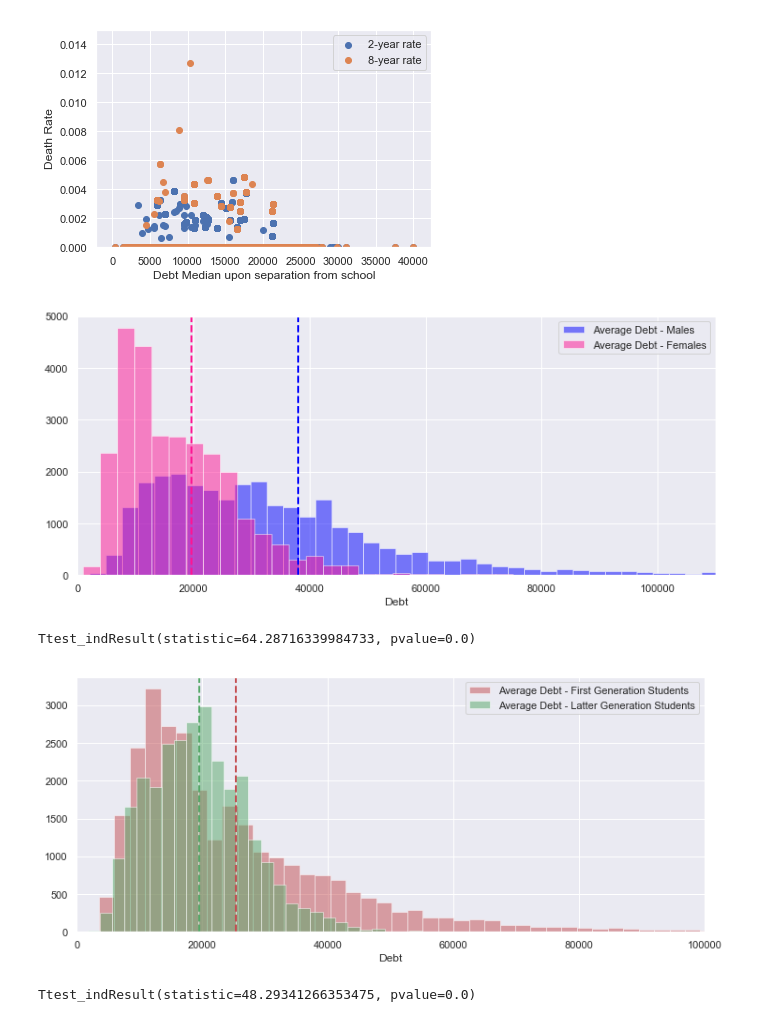
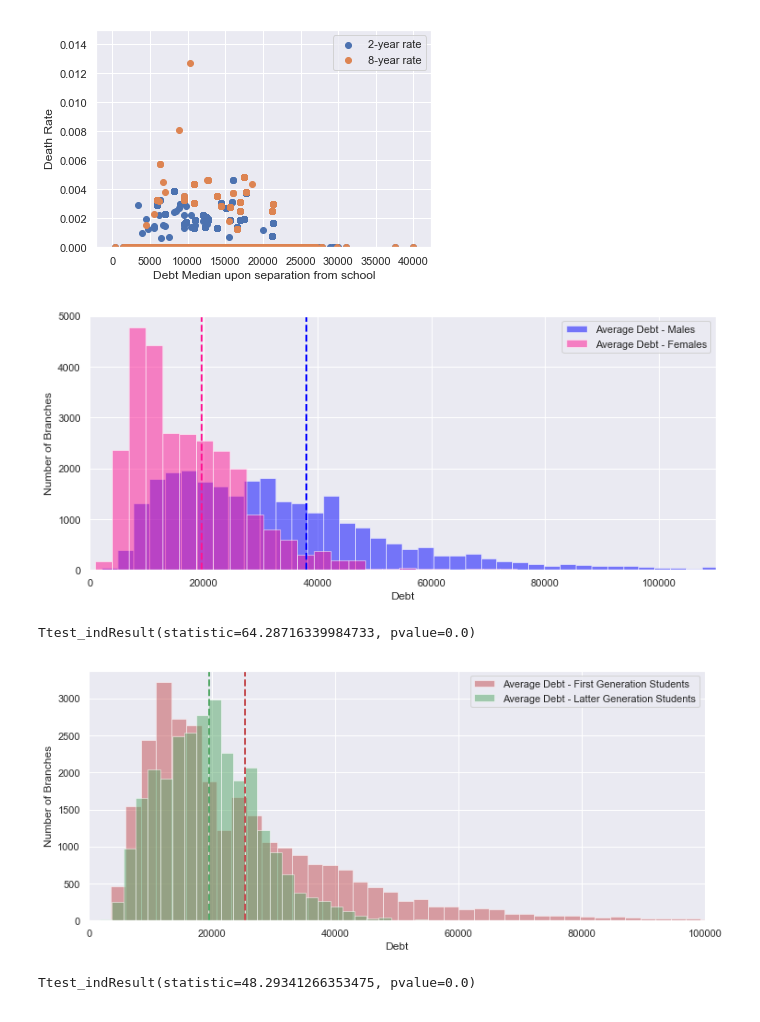
Before and after one commit to YunusBulut/dsprojects, a Jupyter notebook: prepcap/1-StudentDebtReport.ipynb, the cells around one changed output. Saved outputs shown, nothing was run; the diff lists cells and outputs as text; code cells hidden in the pictures.

Commit message:
final chart labels and appendix added

```diff
--- a/prepcap/1-StudentDebtReport.ipynb
+++ b/prepcap/1-StudentDebtReport.ipynb
@@ -188,30 +188,30 @@ debtAnalysis= debt[['UNITID', 'studNum', 'totalDebtForBranch', 'malePCT', 'femal
 # %%
 ##Sex
 #BY dividing the total branch debt by the estimated number of students in each group, we can get an
 #average debt for each student.
 debtAnalysis = debtAnalysis.assign(maleAvgDebt = debtAnalysis['totalDebtForBranch'] / (debt['studNum'] * debt['malePCT']))
 debtAnalysis = debtAnalysis.assign(femaleAvgDebt = debtAnalysis['totalDebtForBranch'] / (debt['studNum'] * debt['femalePCT']))
 
 
 #Remove Nan's
 genderAnalysisInf = debtAnalysis[(np.isnan(debtAnalysis.maleAvgDebt) == False) & (np.isnan(debtAnalysis.femaleAvgDebt) == False)]
 #Remove Infinite values created by the above multiplicaiton being done on blank cells
 genderAnalysis = genderAnalysisInf.dropna(how='any')
 
 plt.figure(figsize=(12,5))
 plt.hist(genderAnalysis['maleAvgDebt'], bins=400, label='Average Debt - Males', alpha=.5, color='#0000FF')
 plt.axvline(genderAnalysis.maleAvgDebt.mean(), color='#0000FF', linestyle='dashed', linewidth=2)
 plt.hist(genderAnalysis['femaleAvgDebt'], bins=200, label='Average Debt - Females', alpha=.5, color='#FF1493')
 plt.axvline(genderAnalysis.femaleAvgDebt.mean(), color='#FF1493', linestyle='dashed', linewidth=2)
 plt.xlim(0,110000)
-#plt.ylabel('Branches')
+plt.ylabel('Number of Branches')
 plt.xlabel('Debt')
 plt.legend()
 plt.show()
 
 print(ttest_ind(genderAnalysis.maleAvgDebt, genderAnalysis.femaleAvgDebt, equal_var=False))
 # %% [output]
-[figure, old version]
+[figure, new version]
 Ttest_indResult(statistic=64.28716339984733, pvalue=0.0)
 # %%
 ##First Generation
@@ -232,12 +232,13 @@ plt.axvline(generationAnalysis.firstGenAvgDebt.mean(), color='r', linestyle='das
 plt.axvline(generationAnalysis.notFirstGenAvgDebt.mean(), color='g', linestyle='dashed', linewidth=2)
 plt.xlim(0,100000)
 plt.xlabel('Debt')
+plt.ylabel('Number of Branches')
 plt.legend()
 plt.show()
 
 print(ttest_ind(generationAnalysis.firstGenAvgDebt, generationAnalysis.notFirstGenAvgDebt, equal_var=False))
 # %% [output]
-[figure, old version]
+[figure, new version]
 Ttest_indResult(statistic=48.29341266353475, pvalue=0.0)
 # %%
 ##Income
```
Also changed, not shown: parts of 4 cells of this notebook, 1 other file.
